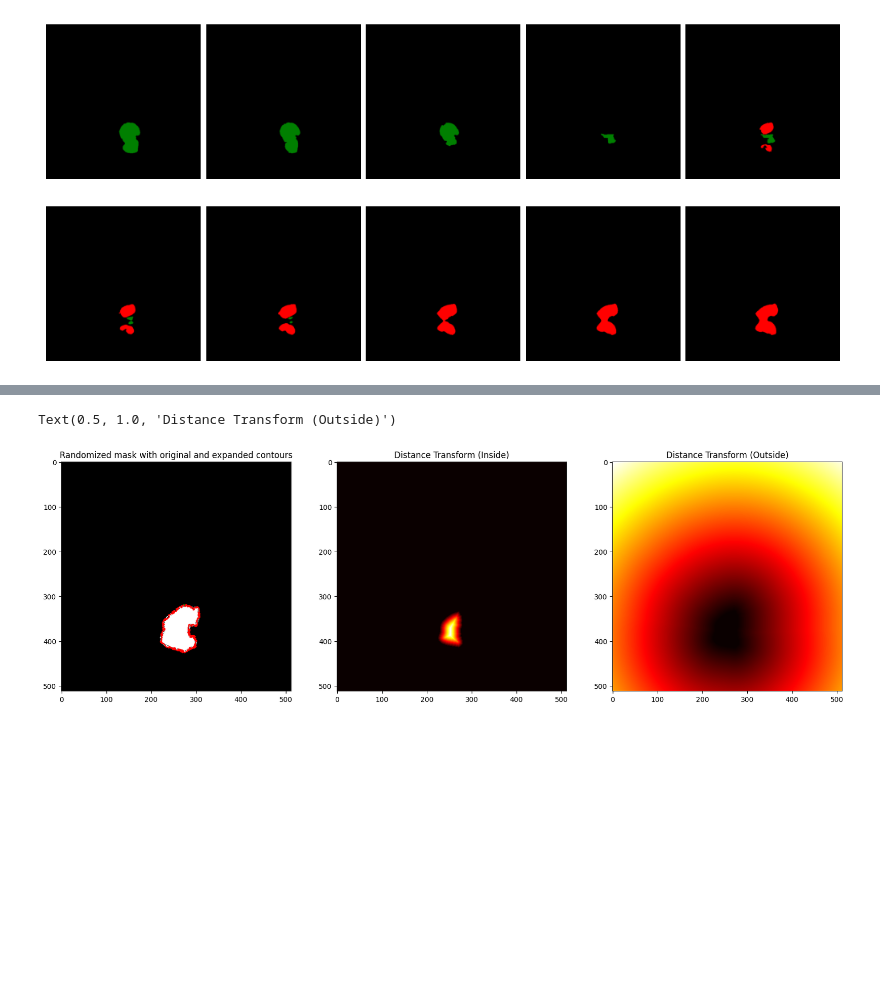
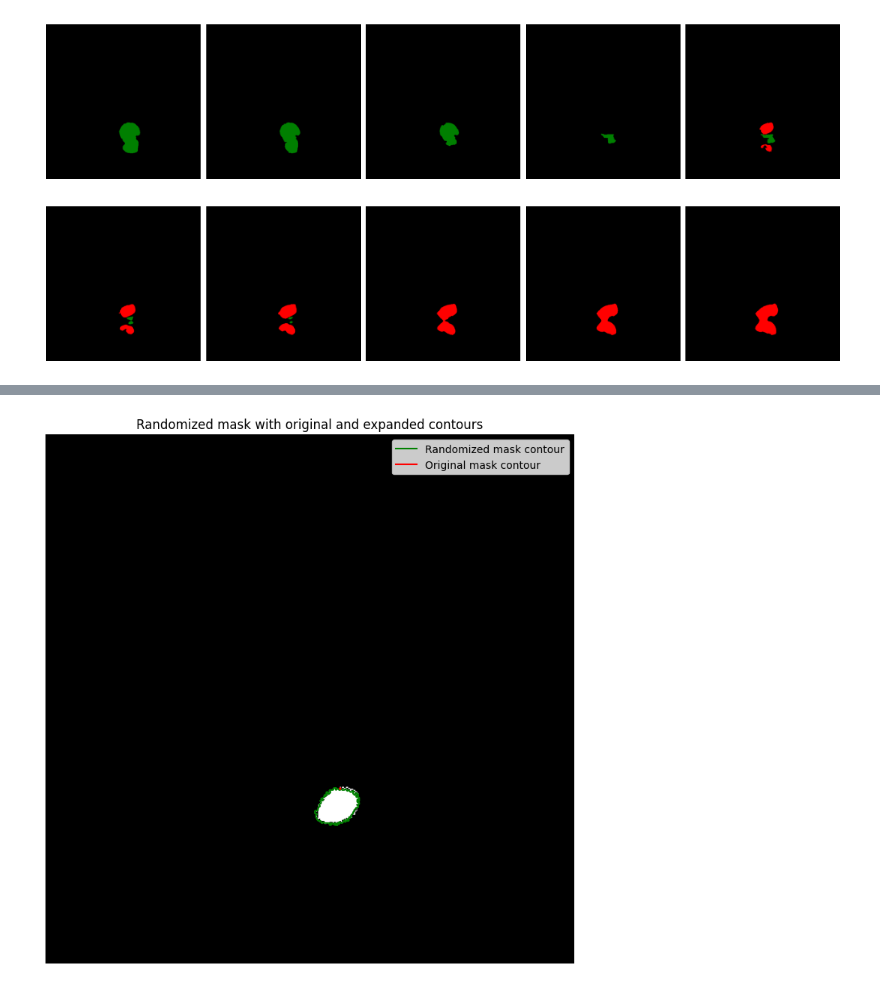
Before and after one commit to a-b365/bone-analysis, a Jupyter notebook: notebooks/notebook.ipynb, the cells around one changed output, grey strips where cells are left out. Saved outputs shown, nothing was run; the diff lists cells and outputs as text; code cells hidden in the pictures; blank space fills up the shorter version.

```diff
--- a/notebooks/notebook.ipynb
+++ b/notebooks/notebook.ipynb
@@ -154,4 +442,10 @@ def expand_mask(mask_data, spacing, expansion=4.0):
 # %%
-input_masks = mask_data[:,:, 120:130]
-expanded_mask, dist_map = expand_mask(input_masks, spacing=spacing)
+# Select a subset of slices from the original mask for inspection (slices 120 to 129)
+input_masks = mask_data[:, :, 120:130]
+
+# Expand the full 3D mask by the specified physical distance using the spacing info
+expanded_mask= expand_mask(mask_data, spacing=spacing)
+
+# Now `expanded_mask` contains the original mask expanded slice-by-slice by 2.0 units
+# `dist_map` holds the distance transform of the last processed slice (useful for debugging or visualization)
 # %%
@@ -217,18 +647,27 @@ def random_mask(mask_data, spacing, expansion=4.0, randomness_level=0.6, seed=No
 # %%
-randomized_mask, inside_map, outside_map = random_mask(input_masks, spacing=spacing)
+randomized_mask = create_random_mask(mask_data, spacing=spacing)
 # %%
-contours = calculate_contours(randomized_mask[:, :, 5]) + calculate_contours(input_masks[:, :, 5])
-fig, axes = plt.subplots(1, 3, figsize=(20, 8))
-ax = axes.ravel()
-ax[0].imshow(randomized_mask[:, :, 5], cmap="gray")
-ax[0].plot(contours[0][:, 1], contours[0][:, 0], color="green")
-ax[0].plot(contours[1][:, 1], contours[1][:, 0], color="red")
-ax[0].set_title("Randomized mask with original and expanded contours")
-ax[1].imshow(inside_map, cmap="hot")
-ax[1].set_title("Distance Transform (Inside)")
-ax[2].imshow(outside_map, cmap="hot")
-ax[2].set_title("Distance Transform (Outside)")
+# Calculate contours from the 10th slice of both masks
+contours = calculate_contours(randomized_mask[:, :, 10]) + calculate_contours(mask_data[:, :, 10])
+
+plt.figure(figsize=(20, 30))
+
+# Display the 5th slice of randomized_mask in grayscale
+plt.subplot(2, 2, 1)
+plt.imshow(randomized_mask[:, :, 5], cmap="gray")
+
+# Define colors and labels for contours
+colors = ['green', 'red']
+labels = ['Randomized mask contour', 'Original mask contour']
+
+# Plot contours efficiently using a loop
+for contour, color, label in zip(contours, colors, labels):
+    plt.plot(contour[:, 1], contour[:, 0], color=color, label=label)
+
+plt.title("Randomized mask with original and expanded contours")
+plt.axis('off')
+plt.legend()
+plt.show()
 # %% [output]
-Text(0.5, 1.0, 'Distance Transform (Outside)')
-[figure, old version]
+[figure, new version]
 # %%
```
Also changed, not shown: parts of 43 cells of this notebook, 5 other files.
